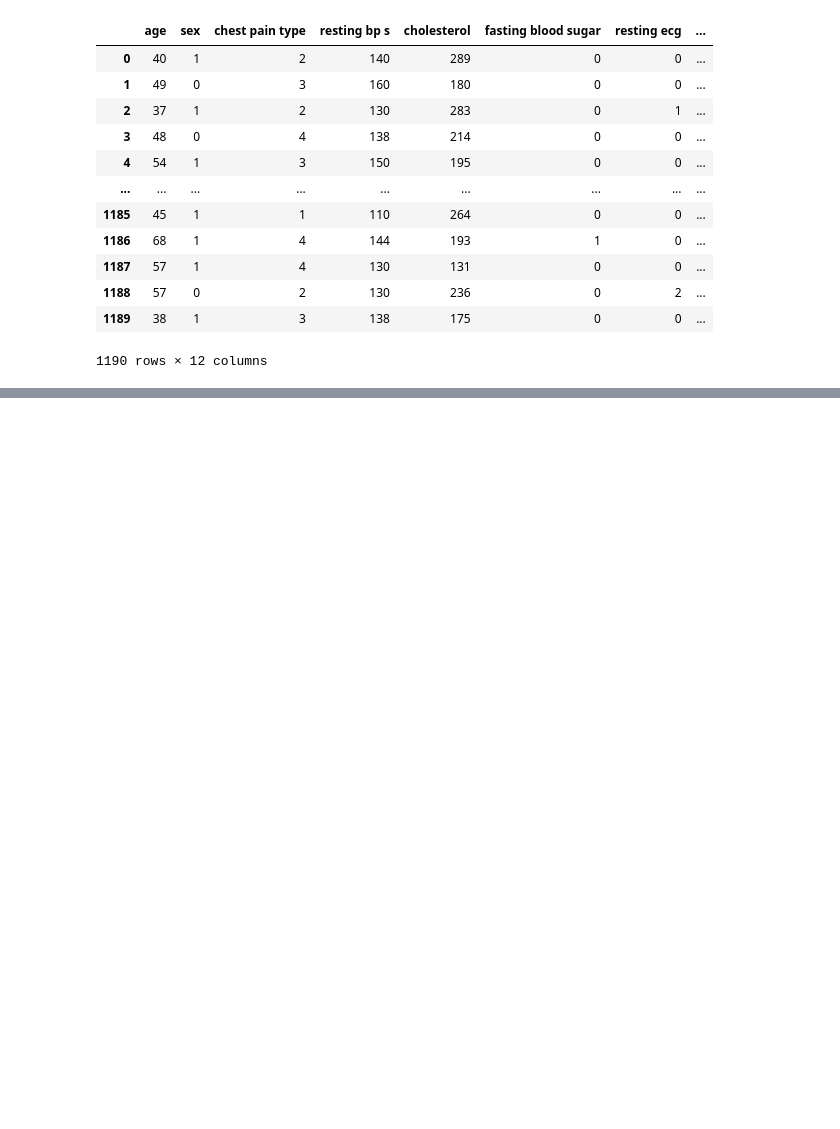
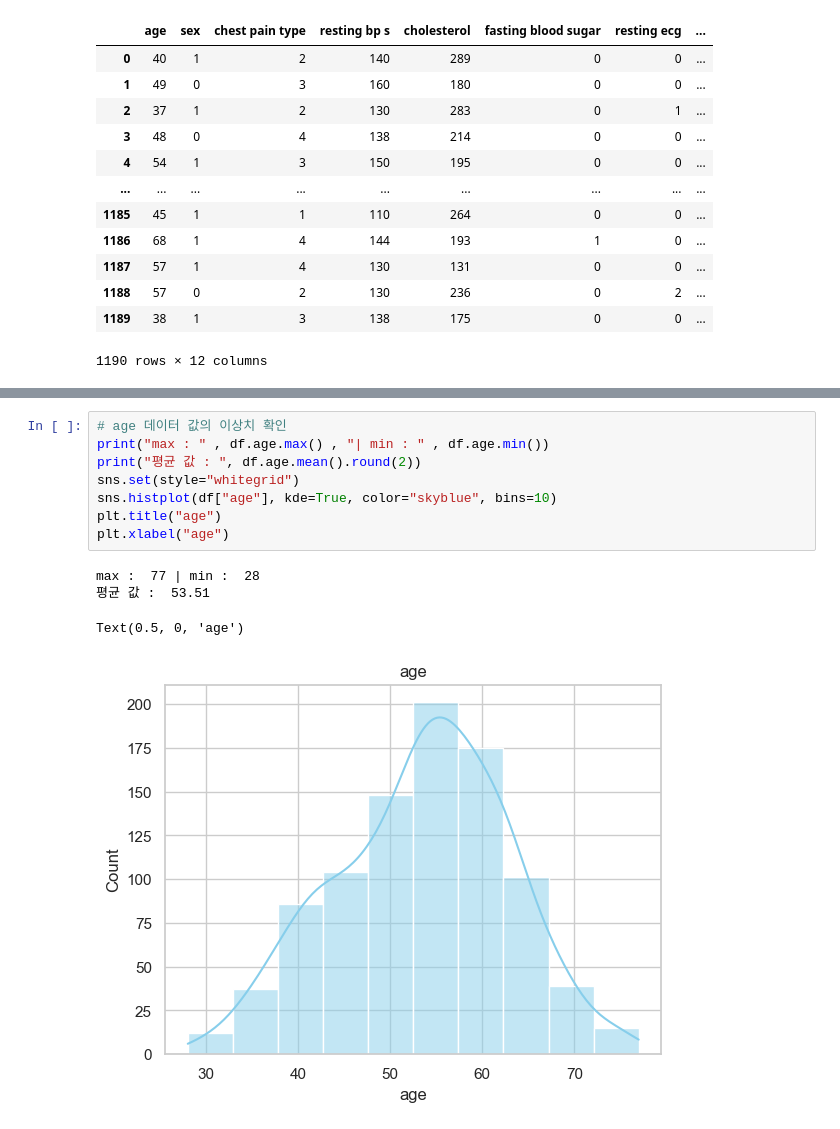
Before and after one commit to pauljo13/Heart-Disease-AI-kaggle, a Jupyter notebook: hd.ipynb, the cells around one changed output, grey strips where cells are left out. Cells and saved outputs as stored; diff of their text form; blank space fills up the shorter version.

```diff
--- a/hd.ipynb
+++ b/hd.ipynb
@@ -47,0 +197,13 @@ df
+# %%
+# age 데이터 값의 이상치 확인
+print("max : " , df.age.max() , "| min : " , df.age.min())
+print("평균 값 : ", df.age.mean().round(2))
+sns.set(style="whitegrid")
+sns.histplot(df["age"], kde=True, color="skyblue", bins=10)
+plt.title("age")
+plt.xlabel("age")
+# %% [output]
+max :  77 | min :  28
+평균 값 :  53.51
+Text(0.5, 0, 'age')
+[figure, added]
```
Also changed, not shown: parts of 28 cells of this notebook.
